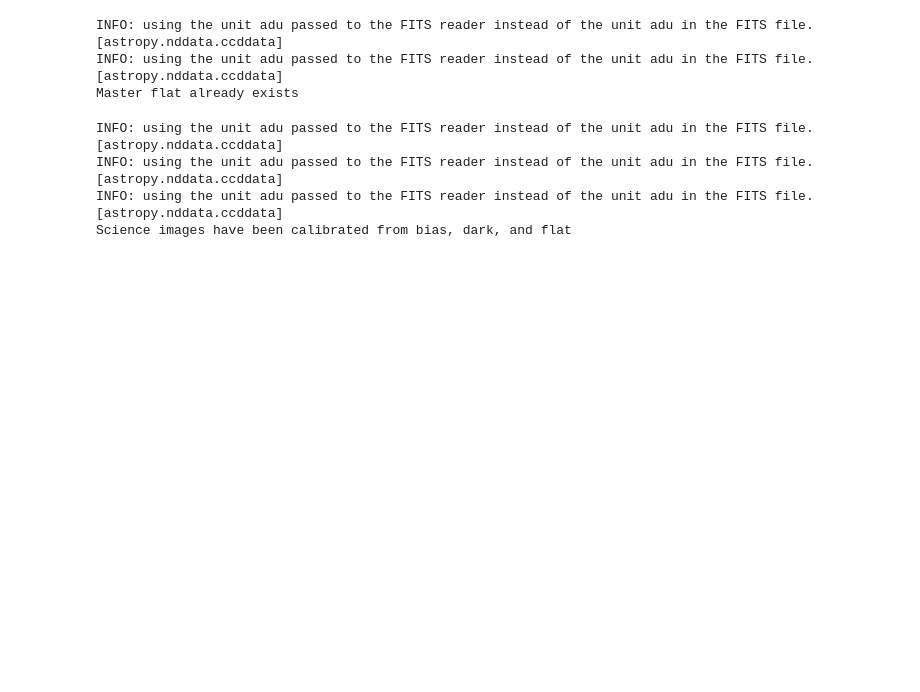
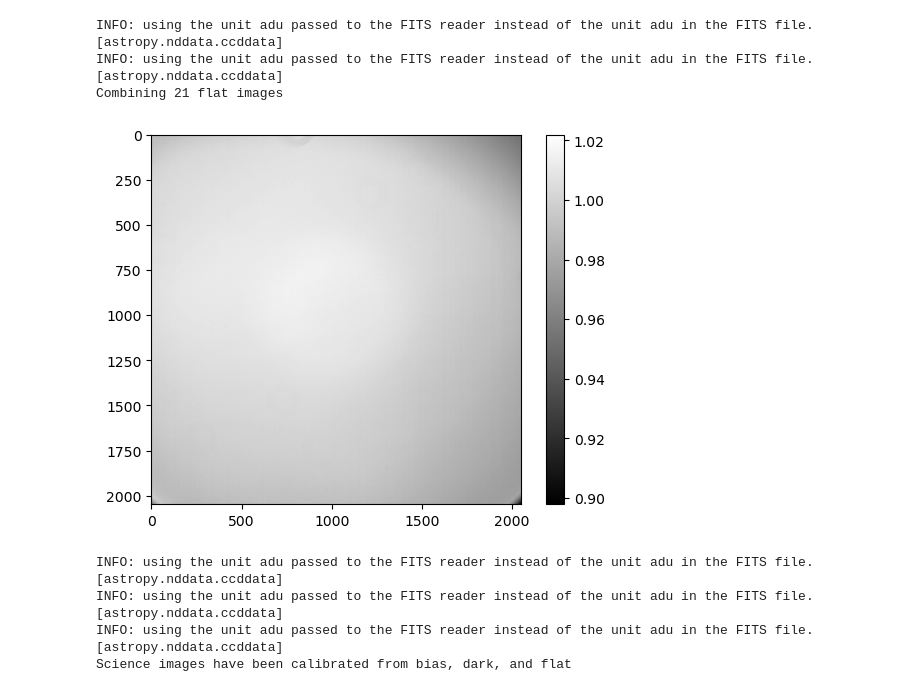
Before and after one commit to AperpieGG/ngcmos, a Jupyter notebook: cmos_data_reduction.ipynb, the cells around one changed output. Saved outputs shown, nothing was run; the diff lists cells and outputs as text; code cells hidden in the pictures; blank space fills up the shorter version.

```diff
--- a/cmos_data_reduction.ipynb
+++ b/cmos_data_reduction.ipynb
@@ -75,35 +77,36 @@ if os.path.exists(out_path + 'master_flat.fits'):
     print('Master flat already exists')
 else:
     exptime_keyword = 'EXPTIME'
     dark_exp = 10
     flat_list = [f for f in glob.glob(in_path + 'evening*.fits') if 'HDR' in fits.getheader(f)['READMODE']]
-    flat_list = flat_list[:20]
+    flat_list = flat_list[:21]
     print('Combining {} flat images'.format(len(flat_list)))
 
     flat_list_combined = []
     for f in flat_list:
             with fits.open(f) as fitsfile:
                 data_exp = int(fits.getheader(f)[exptime_keyword])
                 ccd = CCDData.read(f, unit=u.adu)
                 ccd = subtract_bias(ccd, master_bias)
                 ccd = subtract_dark(ccd, master_dark,
                                     scale=True,
                                     dark_exposure=dark_exp * u.second,
                                     data_exposure=data_exp * u.second)
                 ccd.data = ccd.data / np.ma.average(ccd.data)
                 flat_list_combined.append(ccd)
 
     master_flat = combine(flat_list_combined, method='median')
     master_flat.write(out_path + 'master_flat.fits', overwrite=True)
 
     # Plotting outside the loop
     plt.imshow(master_flat, cmap='gray')
     plt.colorbar()
     plt.show()
 # %% [output]
 INFO: using the unit adu passed to the FITS reader instead of the unit adu in the FITS file. [astropy.nddata.ccddata]
 INFO: using the unit adu passed to the FITS reader instead of the unit adu in the FITS file. [astropy.nddata.ccddata]
-Master flat already exists
+Combining 21 flat images
+[figure, added]
 # %%
 data_path = '/Users/u5500483/Downloads/DATA_MAC/CMOS/TOI-00451/'  # Replace with your actual output path
 out_path = '/Users/u5500483/Downloads/DATA_MAC/CMOS/calibration_images/'
```
Also changed, not shown: parts of 2 cells of this notebook.
